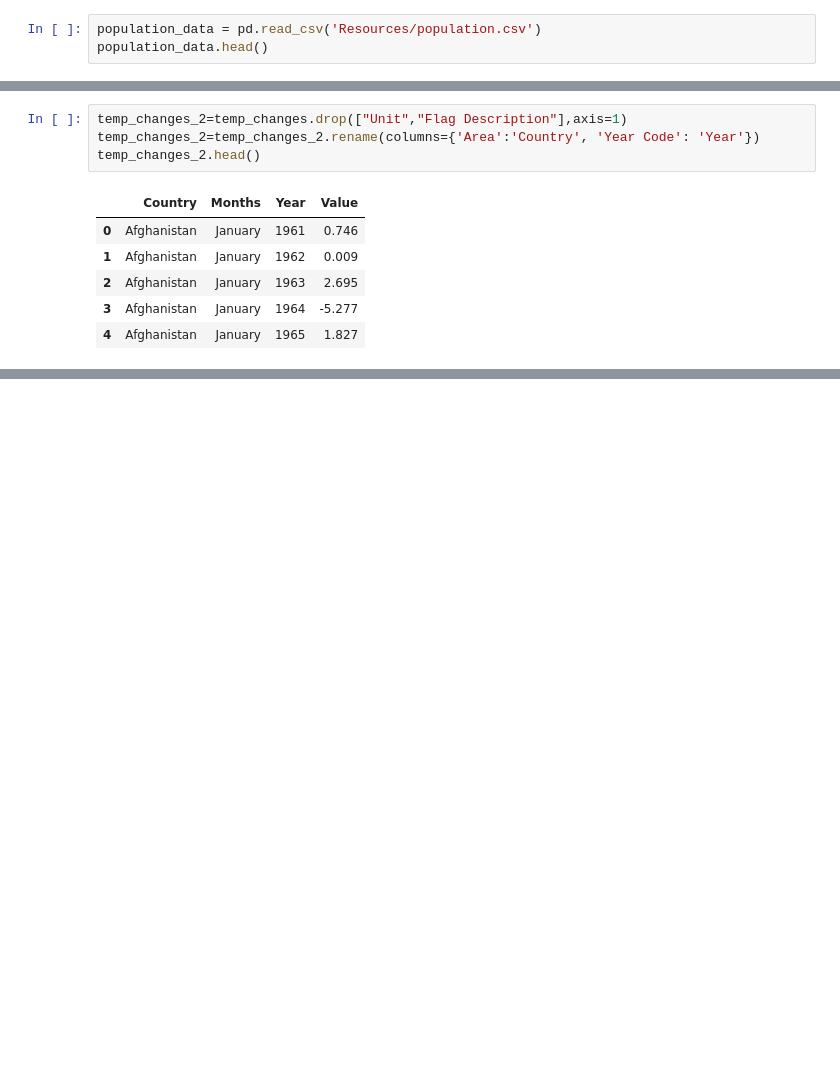
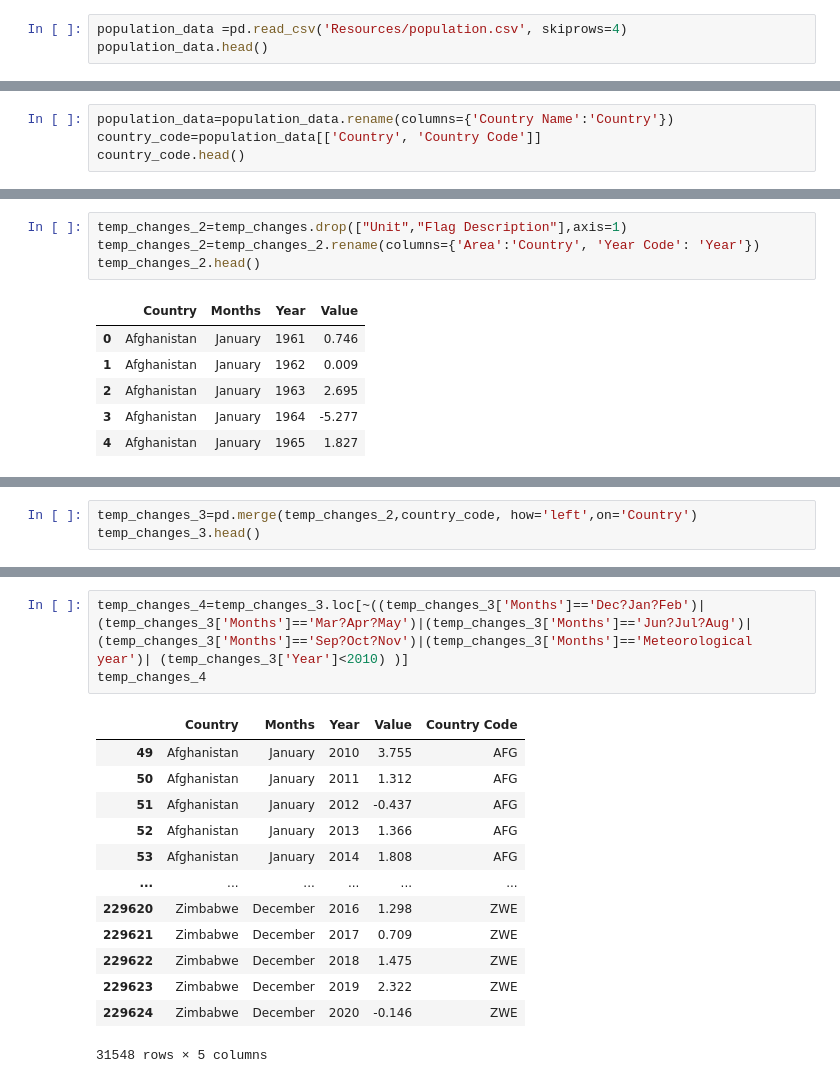
Before and after one commit to shwetajain1022/Project-4, a Jupyter notebook: Dec_temp_2009.ipynb, the cells around one changed output, grey strips where cells are left out. Saved outputs shown, nothing was run; the diff lists cells and outputs as text; blank space fills up the shorter version.

Commit message:
Working on Temperature changes data

```diff
--- a/Dec_temp_2009.ipynb
+++ b/Dec_temp_2009.ipynb
@@ -61,6 +61,6 @@ temp_changes.head()
 | 3 | Afghanistan | January | 1964 | ?C | -5.277 | Calculated data |
 | 4 | Afghanistan | January | 1965 | ?C | 1.827 | Calculated data |
 # %%
-population_data = pd.read_csv('Resources/population.csv')
+population_data =pd.read_csv('Resources/population.csv', skiprows=4)
 population_data.head()
 # %% [output]
@@ -67,0 +74,4 @@ ParserError: Error tokenizing data. C error: Expected 3 fields in line 5, saw 67
+# %%
+population_data=population_data.rename(columns={'Country Name':'Country'})
+country_code=population_data[['Country', 'Country Code']]
+country_code.head()
@@ -104,0 +96,3 @@ comm_list_2
+# %%
+temp_changes_3=pd.merge(temp_changes_2,country_code, how='left',on='Country')
+temp_changes_3.head()
@@ -104,0 +106,17 @@ comm_list_2
+# %%
+temp_changes_4=temp_changes_3.loc[~((temp_changes_3['Months']=='Dec?Jan?Feb')|(temp_changes_3['Months']=='Mar?Apr?May')|(temp_changes_3['Months']=='Jun?Jul?Aug')|(temp_changes_3['Months']=='Sep?Oct?Nov')|(temp_changes_3['Months']=='Meteorological year')| (temp_changes_3['Year']<2010) )]
+temp_changes_4
+# %% [output]
+|  | Country | Months | Year | Value | Country Code |
+| 49 | Afghanistan | January | 2010 | 3.755 | AFG |
+| 50 | Afghanistan | January | 2011 | 1.312 | AFG |
+| 51 | Afghanistan | January | 2012 | -0.437 | AFG |
+| 52 | Afghanistan | January | 2013 | 1.366 | AFG |
+| 53 | Afghanistan | January | 2014 | 1.808 | AFG |
+| ... | ... | ... | ... | ... | ... |
+| 229620 | Zimbabwe | December | 2016 | 1.298 | ZWE |
+| 229621 | Zimbabwe | December | 2017 | 0.709 | ZWE |
+| 229622 | Zimbabwe | December | 2018 | 1.475 | ZWE |
+| 229623 | Zimbabwe | December | 2019 | 2.322 | ZWE |
+| 229624 | Zimbabwe | December | 2020 | -0.146 | ZWE |
+31548 rows × 5 columns
```
Also changed, not shown: parts of 11 cells of this notebook.
